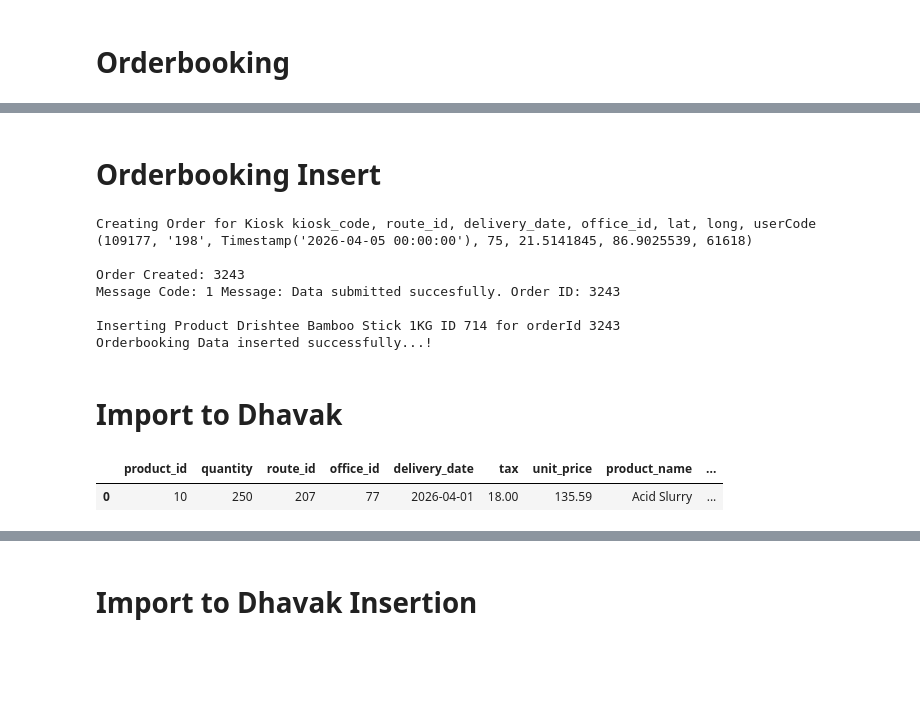
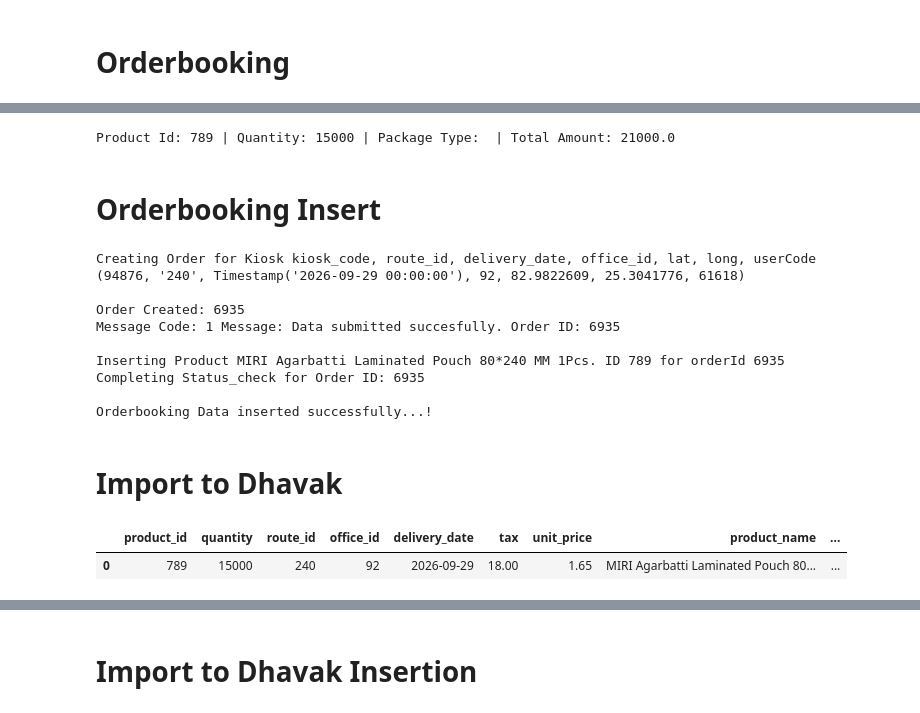
Before and after one commit to Omhanda/Local_Pipelines, a Jupyter notebook: DROP_orderbooking.ipynb, the cells around one changed output, grey strips where cells are left out. Drawn from its saved outputs; the diff is of its cells as text; code cells hidden in the pictures; blank space fills up the shorter version.

```diff
--- a/DROP_orderbooking.ipynb
+++ b/DROP_orderbooking.ipynb
@@ -106,10 +99,10 @@ order_booking_df[10:]
 # %% [markdown]
 # Filtering Order
 # %%
-rrp = 112026
-officeid = 77
-route = '207'
-date1 = '29-05-2026'
+rrp = 94876
+officeid = 92
+route = '240'
+date1 = '29-09-2026'
 date1 = pd.to_datetime(date1, dayfirst=True)
 user = 61618
 
@@ -184,3 +177,15 @@ Product Name: MIRI Laminated Pouch 170*270 MM 1kg | Available Quantity: 24 | Pro
+# %%
+for key, order_df in dhavak_grouped_orders:
+    kiosk_code, route_id_str, delivery_date, office_id, lat, long, userCode = key
+    # print(order_df)
+    for _, row in order_df.iterrows():
+        product_id = row['Product_Id']
+        qty = pd.to_numeric(row['Type_Quantity'], errors='coerce')
+        package_type = ''
+        total_amt = row['Amount']
+        print(f'Product Id: {product_id} | Quantity: {qty} | Package Type: {package_type} | Total Amount: {total_amt}')
+# %% [output]
+Product Id: 789 | Quantity: 15000 | Package Type:  | Total Amount: 21000.0
 # %% [markdown]
 # Orderbooking Insert
 # %%
@@ -218,6 +223,8 @@ for key, order_df in dhavak_grouped_orders:
 
         product_id = row['Product_Id']
         qty = pd.to_numeric(row['Type_Quantity'], errors='coerce')
+        package_type = ''
+        total_amt = row['Amount']
 
         prod_cursor.execute("""
         EXEC DROP_DrishteeDhavak..usp_check_dhavak_stock ?,?,?,?
@@ -247,12 +254,22 @@ for key, order_df in dhavak_grouped_orders:
 
             prod_cursor.execute("""
             EXEC DROP_DrishteeDhavak..sp_scm__rrp_order_booking_detail_insert
-                ?,?,?,?
+                ?,?,?,?,?,?
             """,
             int(order_id),
             int(userCode),
             int(product_id),
-            int(qty)
+            int(qty),
+            package_type,
+            float(total_amt)
+            )
+
+            print("Completing Status_check for Order ID:", order_id)
+
+# Added on 01-09-2026
+            prod_cursor.execute("""
+            UPDATE DROP_DrishteeDhavak..OrderBooking_rrp SET Status_check = 'Completed' WHERE order_id = ?""",
+                        int(order_id)
             )
 
             prod_cursor.commit()
@@ -264,34 +281,36 @@ for key, order_df in dhavak_grouped_orders:
     prod_cursor.commit()
     conn.commit()
 
-print("Orderbooking Data inserted successfully...!")
+print("\nOrderbooking Data inserted successfully...!")
 # %% [output]
 Creating Order for Kiosk kiosk_code, route_id, delivery_date, office_id, lat, long, userCode
-(109177, '198', Timestamp('2026-04-05 00:00:00'), 75, 21.5141845, 86.9025539, 61618)
+(94876, '240', Timestamp('2026-09-29 00:00:00'), 92, 82.9822609, 25.3041776, 61618)
 
-Order Created: 3243
-Message Code: 1 Message: Data submitted succesfully. Order ID: 3243
+Order Created: 6935
+Message Code: 1 Message: Data submitted succesfully. Order ID: 6935
 
-Inserting Product Drishtee Bamboo Stick 1KG ID 714 for orderId 3243
+Inserting Product MIRI Agarbatti Laminated Pouch 80*240 MM 1Pcs. ID 789 for orderId 6935
+Completing Status_check for Order ID: 6935
+
 Orderbooking Data inserted successfully...!
 # %% [markdown]
 # Import to Dhavak
 # %%
 prod_cursor.execute(f"""
 EXEC DROP_mis..select_orderfromdhavak_with_stock_proc ?,?,?
 """,
-'207', '2026-04-01',77
+'240','2026-09-29',92
 # int(route_id), pd.to_datetime(delivery_date).to_pydatetime(), int(office_id)
 )
 
 columns = [col[0] for col in prod_cursor.description]
 stock_rows = [tuple(i) for i in prod_cursor.fetchall()]
 
 stock_df = pd.DataFrame.from_records(stock_rows, columns=columns)
 stock_df
 # %% [output]
 |  | product_id | quantity | route_id | office_id | delivery_date | tax | unit_price | product_name | ... |
-| 0 | 10 | 250 | 207 | 77 | 2026-04-01 | 18.00 | 135.59 | Acid Slurry | ... |
+| 0 | 789 | 15000 | 240 | 92 | 2026-09-29 | 18.00 | 1.65 | MIRI Agarbatti Laminated Pouch 80... | ... |
 # %%
 order_booking_df2['Product_Id'] = order_booking_df2['Product_Id'].astype(int)
 order_booking_df2['route_id_str'] = order_booking_df2['route_id_str'].astype(int)
```
Also changed, not shown: parts of 12 cells of this notebook, 2 other files.
